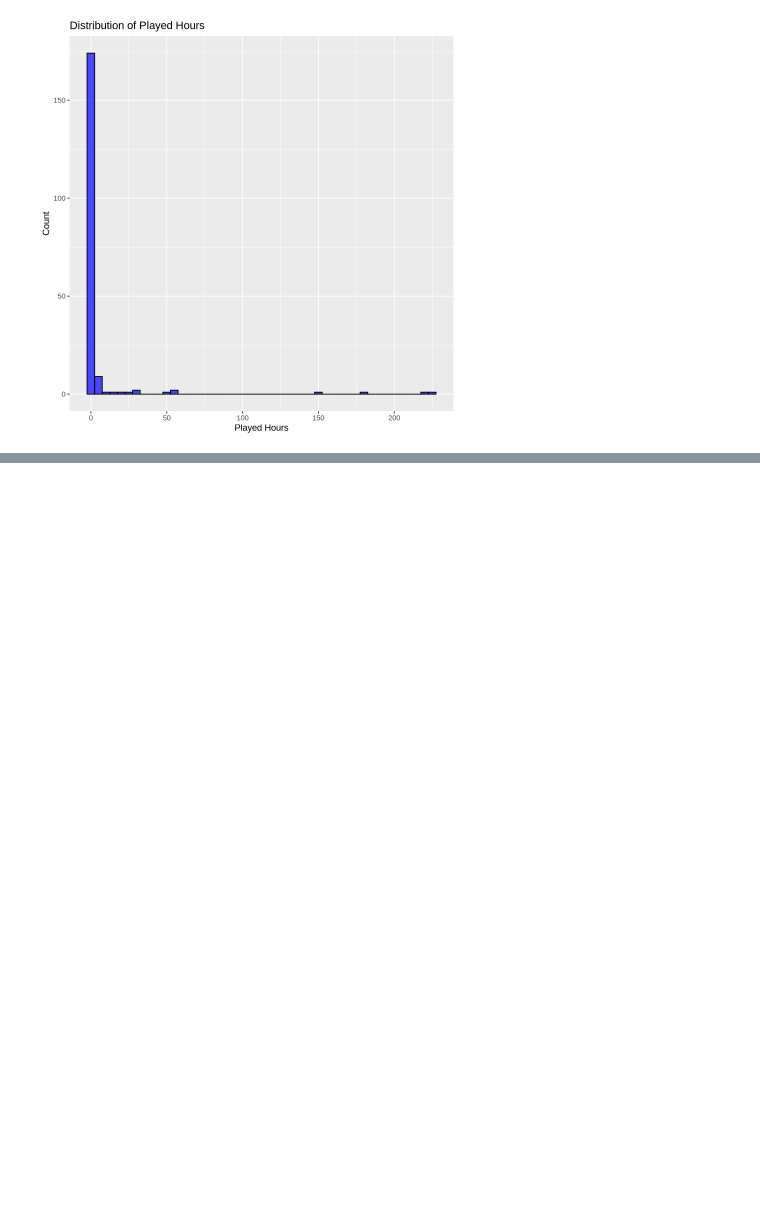
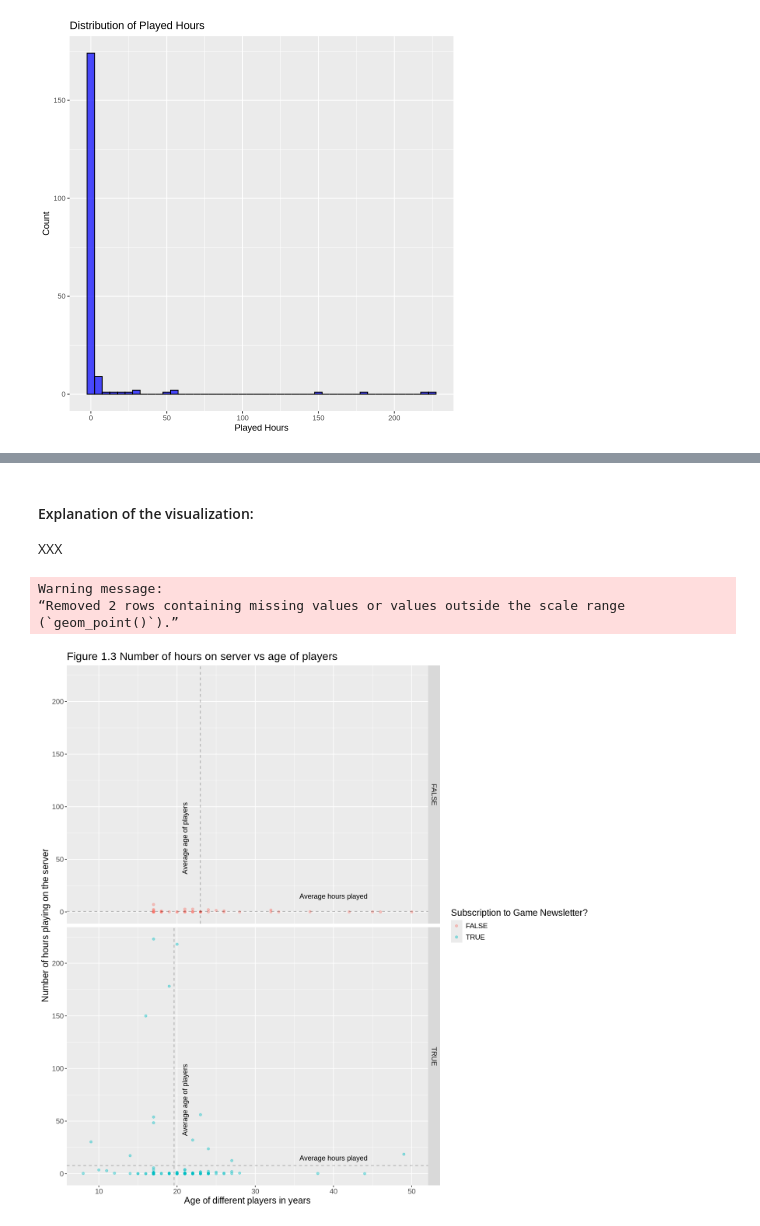
Before and after one commit to Loolin06/dsci-05-27, a Jupyter notebook: ProjectReport.ipynb, the cells around one changed output, grey strips where cells are left out. Saved outputs shown, nothing was run; the diff lists cells and outputs as text; code cells hidden in the pictures; blank space fills up the shorter version.

```diff
--- a/ProjectReport.ipynb
+++ b/ProjectReport.ipynb
@@ -104,0 +88,44 @@ ggplot(players, aes(x = as.factor(subscribe), fill = as.factor(subscribe))) +
+# %% [markdown]
+#### Explanation of the visualization:
+XXX
+# %%
+options(repr.plot.width = 12, repr.plot.height = 12)
+
+average_age <- players |>
+                select(subscribe, Age) |>
+                group_by(subscribe) |>
+                summarize(mean=mean(Age, na.rm=TRUE))
+
+average_age_false <- pull(average_age) |> first()
+average_age_true <- pull(average_age) |> last()
+
+average_played_hours <- players |>
+                        select(subscribe, played_hours) |>
+                        group_by(subscribe) |>
+                        summarize(mean=mean(played_hours, na.rm=TRUE))
+
+average_played_hours_false <- pull(average_played_hours) |> first()
+average_played_hours_true <- pull(average_played_hours) |> last()
+
+played_hours_vs_age_plot <- ggplot(players, aes(x=Age ,y=played_hours,color=as_factor(subscribe))) +
+                            geom_point(alpha=0.4) +
+                            facet_grid(row=vars(subscribe)) +
+                            labs(x="Age of different players in years",
+                                y="Number of hours playing on the server",
+                                title="Figure 1.3 Number of hours on server vs age of players",
+                                color="Subscription to Game Newsletter?") +
+                            theme(text=element_text(size=14)) +
+                            geom_vline(aes(xintercept=average_age_false), linetype="dashed", data=filter(players, subscribe == FALSE), alpha=0.3) +
+                            geom_vline(aes(xintercept=average_age_true), linetype="dashed", data=filter(players, subscribe == TRUE), alpha=0.3) +
+                            geom_hline(aes(yintercept=average_played_hours_false), linetype="dashed", data=filter(players, subscribe == FALSE), alpha=0.3) +
+                            geom_hline(aes(yintercept=average_played_hours_true), linetype="dashed", data=filter(players, subscribe == TRUE), alpha=0.3) +
+                            annotate("text", x=21, y=70, label="Average age of players", angle=90) +
+                            annotate("text", x=40, y=15, label="Average hours played")
+
+
+played_hours_vs_age_plot
+# %% [output]
+Warning message:
+“Removed 2 rows containing missing values or values outside the scale range
+(`geom_point()`).”
+[figure, added]
```
Also changed, not shown: parts of 25 cells of this notebook.
